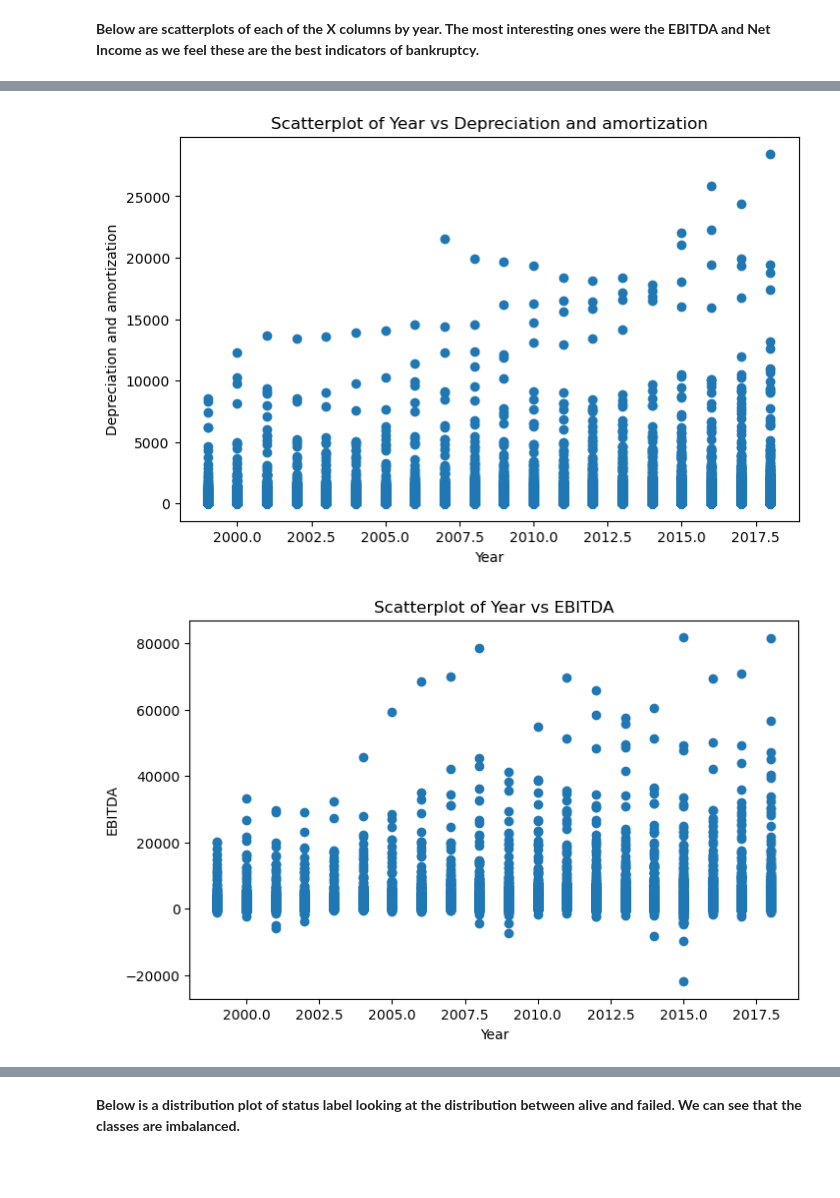
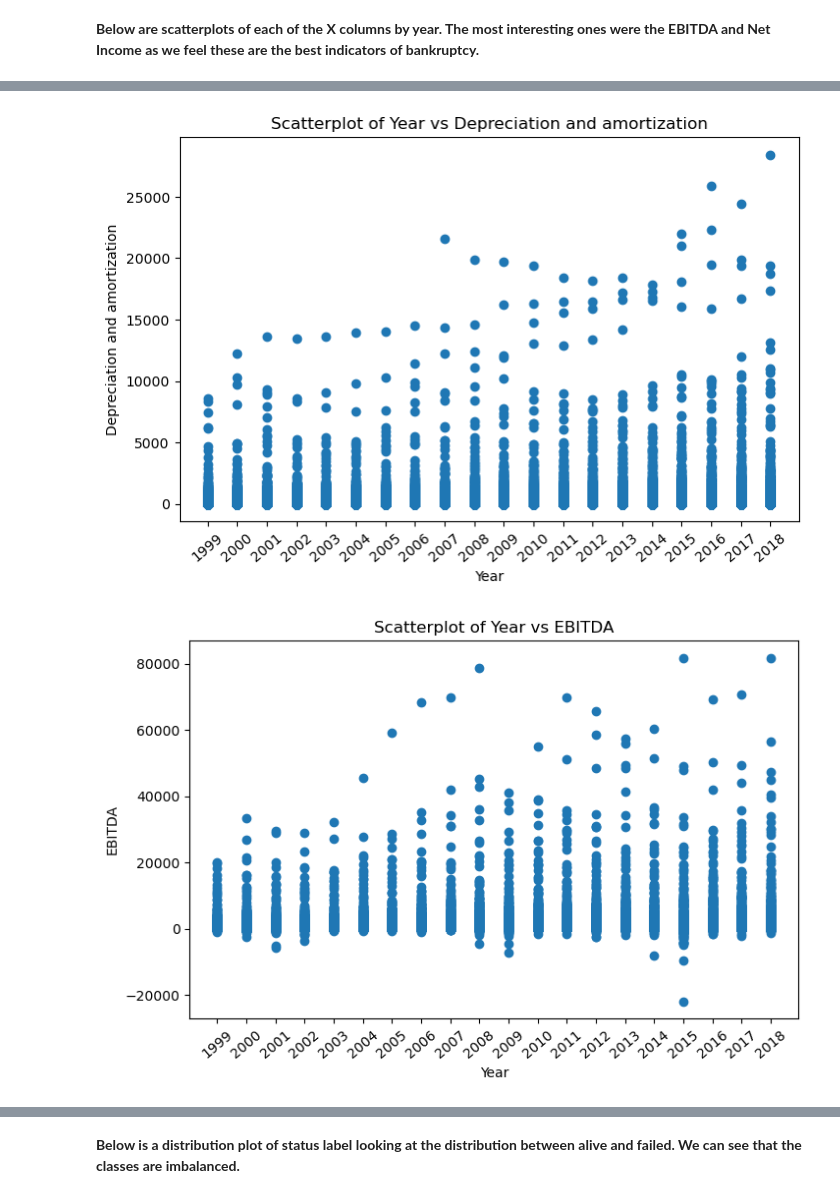
Before and after one commit to patelbb14/Project-5---Predicting-US-Company-Bankruptcy, a Jupyter notebook: 01_Data_Cleaning_and_EDA_vBinita.ipynb, the cells around one changed output, grey strips where cells are left out. Drawn from its saved outputs; the diff is of its cells as text; code cells hidden in the pictures; blank space fills up the shorter version.

```diff
--- a/01_Data_Cleaning_and_EDA_vBinita.ipynb
+++ b/01_Data_Cleaning_and_EDA_vBinita.ipynb
@@ -159,19 +161,21 @@ plt.ylabel('Cost of goods sold');
 # %%
 plt.figure(figsize=(8,5))
 plt.scatter(bank['year'], bank['X3'])
 plt.title('Scatterplot of Year vs Depreciation and amortization')
 plt.xlabel('Year')
-plt.ylabel('Depreciation and amortization');
+plt.ylabel('Depreciation and amortization')
+plt.xticks(range(1999,2019), rotation = 40);
 # %% [output]
-[figure, old version]
+[figure, new version]
 # %%
 plt.figure(figsize=(8,5))
 plt.scatter(bank['year'], bank['X4'])
 plt.title('Scatterplot of Year vs EBITDA')
 plt.xlabel('Year')
-plt.ylabel('EBITDA');
+plt.ylabel('EBITDA')
+plt.xticks(range(1999,2019), rotation = 40);
 # %% [output]
-[figure, old version]
+[figure, new version]
 # %%
 plt.figure(figsize=(8,5))
 plt.scatter(bank['year'], bank['X5'])
```
Also changed, not shown: parts of 16 cells of this notebook.
